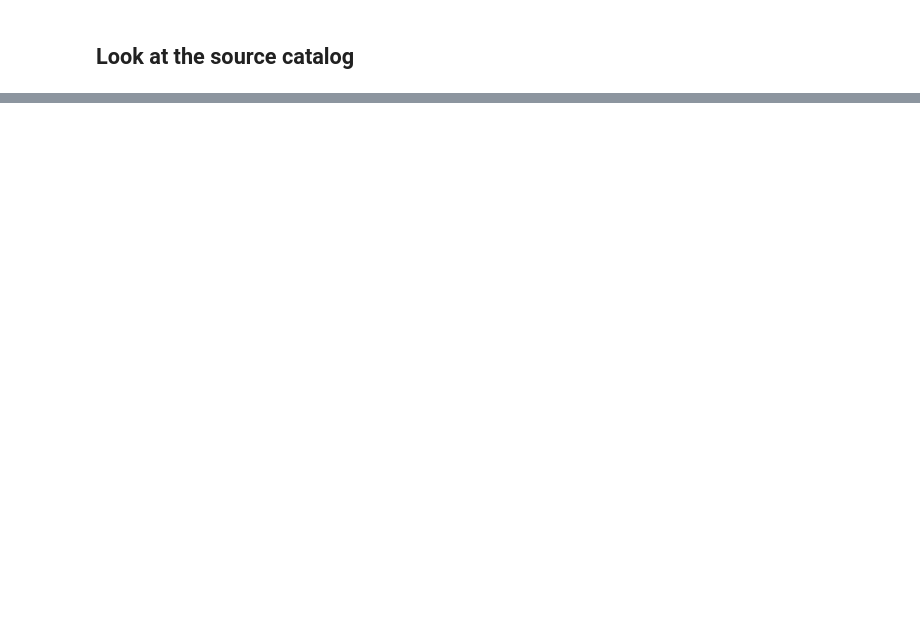
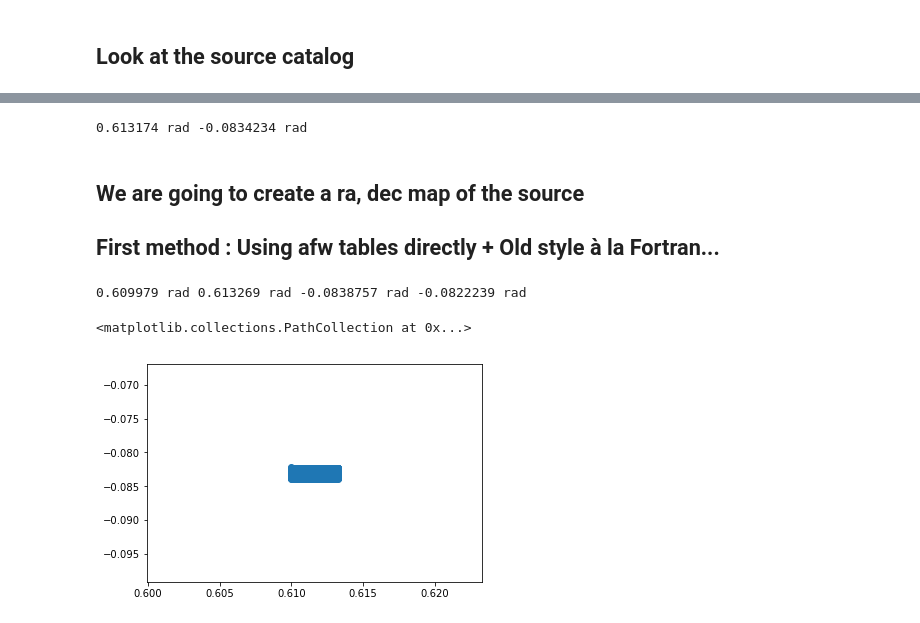
Before and after one commit to nicolaschotard/lsst_drp_analysis, a Jupyter notebook: First_look_at_processCcd_output.ipynb, the cells around one changed output, grey strips where cells are left out. Drawn from its saved outputs; the diff is of its cells as text; code cells hidden in the pictures; blank space fills up the shorter version.

Commit message:
more examples on source catalog

```diff
--- a/First_look_at_processCcd_output.ipynb
+++ b/First_look_at_processCcd_output.ipynb
@@ -63,3 +63,12 @@ display.zoom(3, 800, 800)
 [interactive output not drawn]
 # %% [markdown]
 ## Look at the source catalog
+# %%
+# get the source catalog from the butler
+# We first create a dataid dictionary containing the minimal set of informations for the butler to retrieve the file
+dataid = {'visit': 40984, 'ccd': 55}
+
+# get the catalog - immediate=True means that the file is immediately read and loaded in memory
+#                    immediate=False : the file is read and loaded at first access
+src = butler.get('src', dataid, immediate=True)
+src
@@ -65,0 +117,31 @@ display.zoom(3, 800, 800)
+# %%
+# Look at coordinates of a given source
+print(src[123].get('coord_ra'), src[123].get('coord_dec')'base_PsfFlux_flux',)
+# %% [output]
+0.613174 rad -0.0834234 rad
+# %% [markdown]
+## We are going to create a ra, dec map of the source
+
+## First method : Using afw tables directly + Old style à la Fortran...
+# %%
+# declare 2 empty lists
+ra = []
+dec = []
+
+# loop through the table
+for s in src :
+    ra.append(s.get('coord_ra'))
+    dec.append(s.get('coord_dec'))
+
+print(min(ra), max(ra), min(dec), max(dec))
+# %% [output]
+0.609979 rad 0.613269 rad -0.0838757 rad -0.0822239 rad
+# %%
+%matplotlib inline
+import matplotlib.pylab as plt
+import numpy as np
+
+plt.scatter(ra, dec)
+# %% [output]
+<matplotlib.collections.PathCollection at 0x...>
+[figure, added]
```
Also changed, not shown: parts of 11 cells of this notebook.
